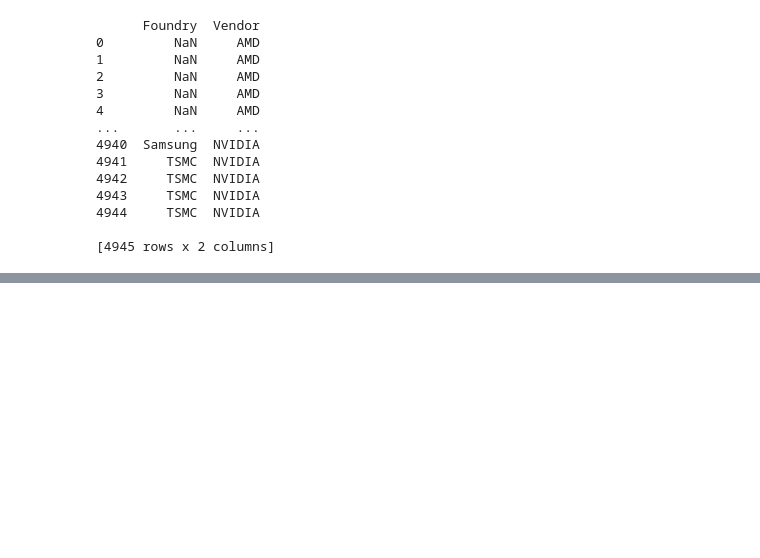
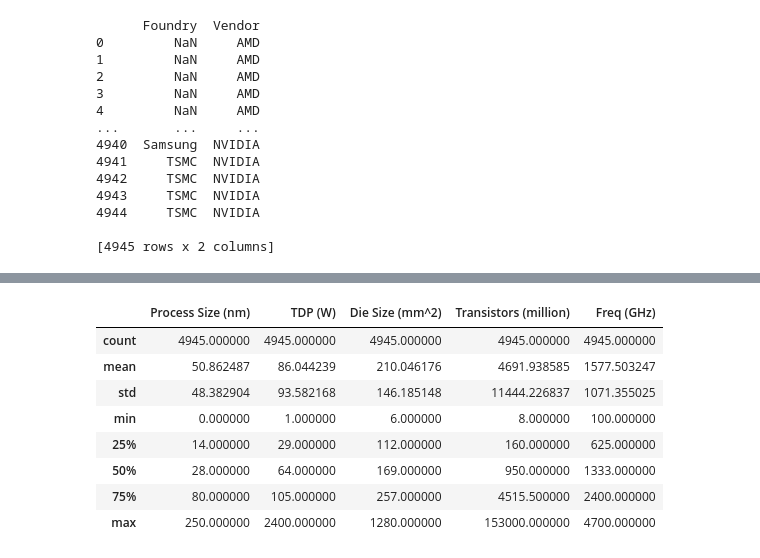
Before and after one commit to Mercymerine/Machine_Learning_1, a Jupyter notebook: Moore's_law.ipynb, the cells around one changed output, grey strips where cells are left out. Cells and saved outputs as stored; diff of their text form; code cells hidden in the pictures; blank space fills up the shorter version.

```diff
--- a/Moore's_law.ipynb
+++ b/Moore's_law.ipynb
@@ -447,0 +390,12 @@ df
+# %%
+data.describe()
+# %% [output]
+|  | Process Size (nm) | TDP (W) | Die Size (mm^2) | Transistors (million) | Freq (GHz) |
+| count | 4945.000000 | 4945.000000 | 4945.000000 | 4945.000000 | 4945.000000 |
+| mean | 50.862487 | 86.044239 | 210.046176 | 4691.938585 | 1577.503247 |
+| std | 48.382904 | 93.582168 | 146.185148 | 11444.226837 | 1071.355025 |
+| min | 0.000000 | 1.000000 | 6.000000 | 8.000000 | 100.000000 |
+| 25% | 14.000000 | 29.000000 | 112.000000 | 160.000000 | 625.000000 |
+| 50% | 28.000000 | 64.000000 | 169.000000 | 950.000000 | 1333.000000 |
+| 75% | 80.000000 | 105.000000 | 257.000000 | 4515.500000 | 2400.000000 |
+| max | 250.000000 | 2400.000000 | 1280.000000 | 153000.000000 | 4700.000000 |
```
Also changed, not shown: parts of 45 cells of this notebook.
